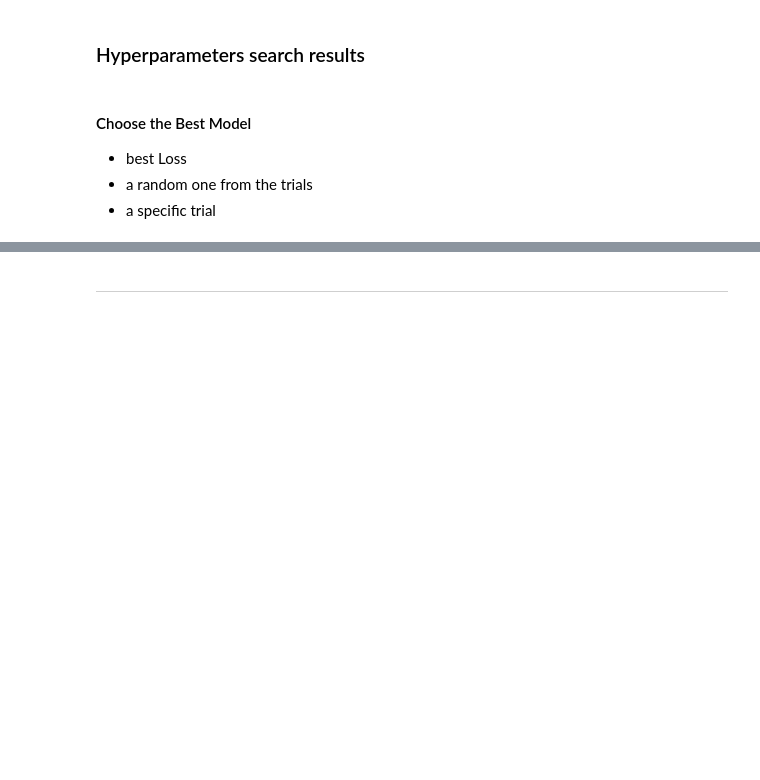
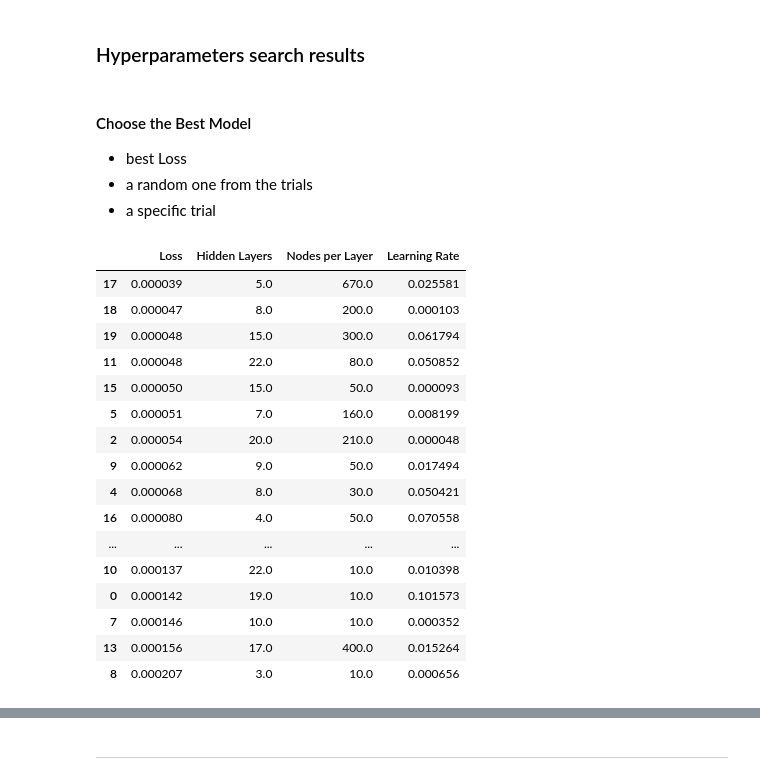
Before and after one commit to EdoardoTronconi/ProgettoDL, a Jupyter notebook: ClassicalRegression.ipynb, the cells around one changed output, grey strips where cells are left out. Drawn from its saved outputs; the diff is of its cells as text; code cells hidden in the pictures; blank space fills up the shorter version.

```diff
--- a/ClassicalRegression.ipynb
+++ b/ClassicalRegression.ipynb
@@ -177,6 +177,26 @@ trials_df = trials_df[trials_df["Loss"] < threshold]
  - best Loss
  - a random one from the trials
  - a specific trial
+# %%
+trials_df.sort_values("Loss")[["Loss","Hidden Layers", "Nodes per Layer", "Learning Rate"]]
+# %% [output]
+|  | Loss | Hidden Layers | Nodes per Layer | Learning Rate |
+| 17 | 0.000039 | 5.0 | 670.0 | 0.025581 |
+| 18 | 0.000047 | 8.0 | 200.0 | 0.000103 |
+| 19 | 0.000048 | 15.0 | 300.0 | 0.061794 |
+| 11 | 0.000048 | 22.0 | 80.0 | 0.050852 |
+| 15 | 0.000050 | 15.0 | 50.0 | 0.000093 |
+| 5 | 0.000051 | 7.0 | 160.0 | 0.008199 |
+| 2 | 0.000054 | 20.0 | 210.0 | 0.000048 |
+| 9 | 0.000062 | 9.0 | 50.0 | 0.017494 |
+| 4 | 0.000068 | 8.0 | 30.0 | 0.050421 |
+| 16 | 0.000080 | 4.0 | 50.0 | 0.070558 |
+| ... | ... | ... | ... | ... |
+| 10 | 0.000137 | 22.0 | 10.0 | 0.010398 |
+| 0 | 0.000142 | 19.0 | 10.0 | 0.101573 |
+| 7 | 0.000146 | 10.0 | 10.0 | 0.000352 |
+| 13 | 0.000156 | 17.0 | 400.0 | 0.015264 |
+| 8 | 0.000207 | 3.0 | 10.0 | 0.000656 |
 # %%
 idx_best = trials_df["Loss"].idxmin() #Best Model
 #idx_best = np.random.choice(trials_df.index) #Random Trial
```
Also changed, not shown: parts of 11 cells of this notebook.
